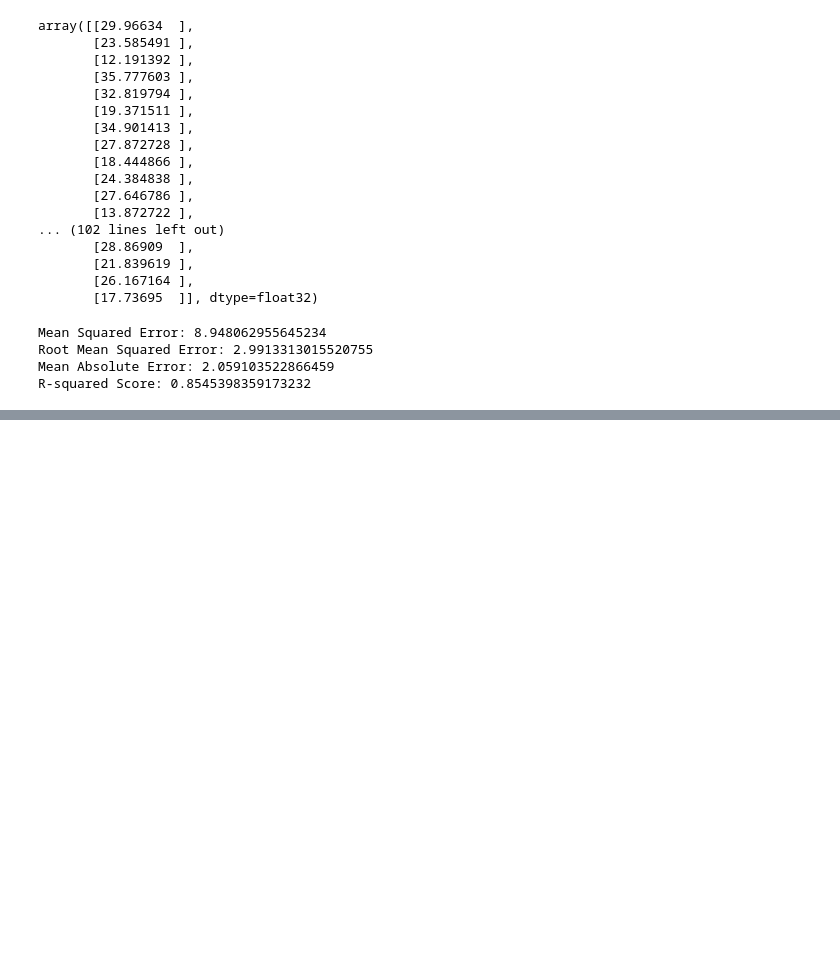
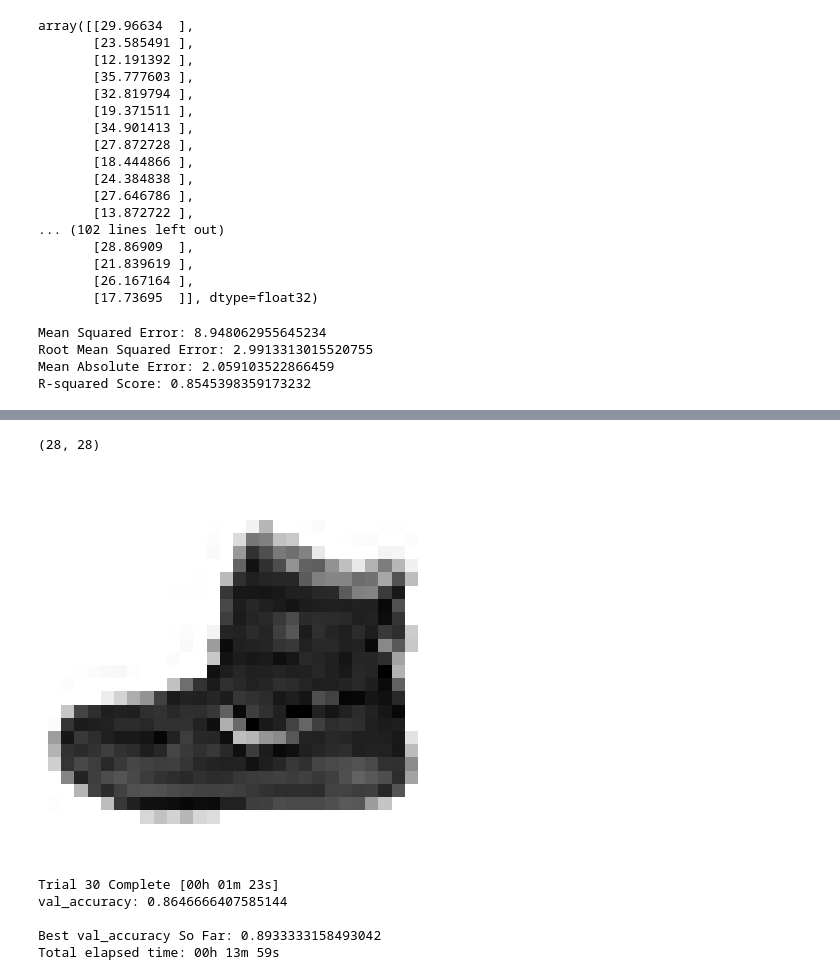
Before and after one commit to ajdhiman/Deep-Learning, a Jupyter notebook: Deep_Learning_ANN.ipynb, the cells around one changed output, grey strips where cells are left out. Cells and saved outputs as stored; diff of their text form; code cells hidden in the pictures; blank space fills up the shorter version.

```diff
--- a/Deep_Learning_ANN.ipynb
+++ b/Deep_Learning_ANN.ipynb
@@ -384,0 +414,2 @@ R-squared Score: 0.8545398359173232
+# %%
+(img_train, label_train), (img_test, label_test) = keras.datasets.fashion_mnist.load_data()
@@ -384,0 +449,10 @@ R-squared Score: 0.8545398359173232
+# %%
+img_train[0].shape
+# %% [output]
+(28, 28)
+# %%
+plt.imshow(img_train[0],cmap='binary')
+plt.axis('off')
+plt.show()
+# %% [output]
+[figure, added]
@@ -384,0 +481,8 @@ R-squared Score: 0.8545398359173232
+# %%
+tuner.search(img_train, label_train, epochs=50, validation_split=0.2, callbacks=[stop_early])
+# %% [output]
+Trial 30 Complete [00h 01m 23s]
+val_accuracy: 0.8646666407585144
+
+Best val_accuracy So Far: 0.8933333158493042
+Total elapsed time: 00h 13m 59s
```
Also changed, not shown: parts of 23 cells of this notebook.
